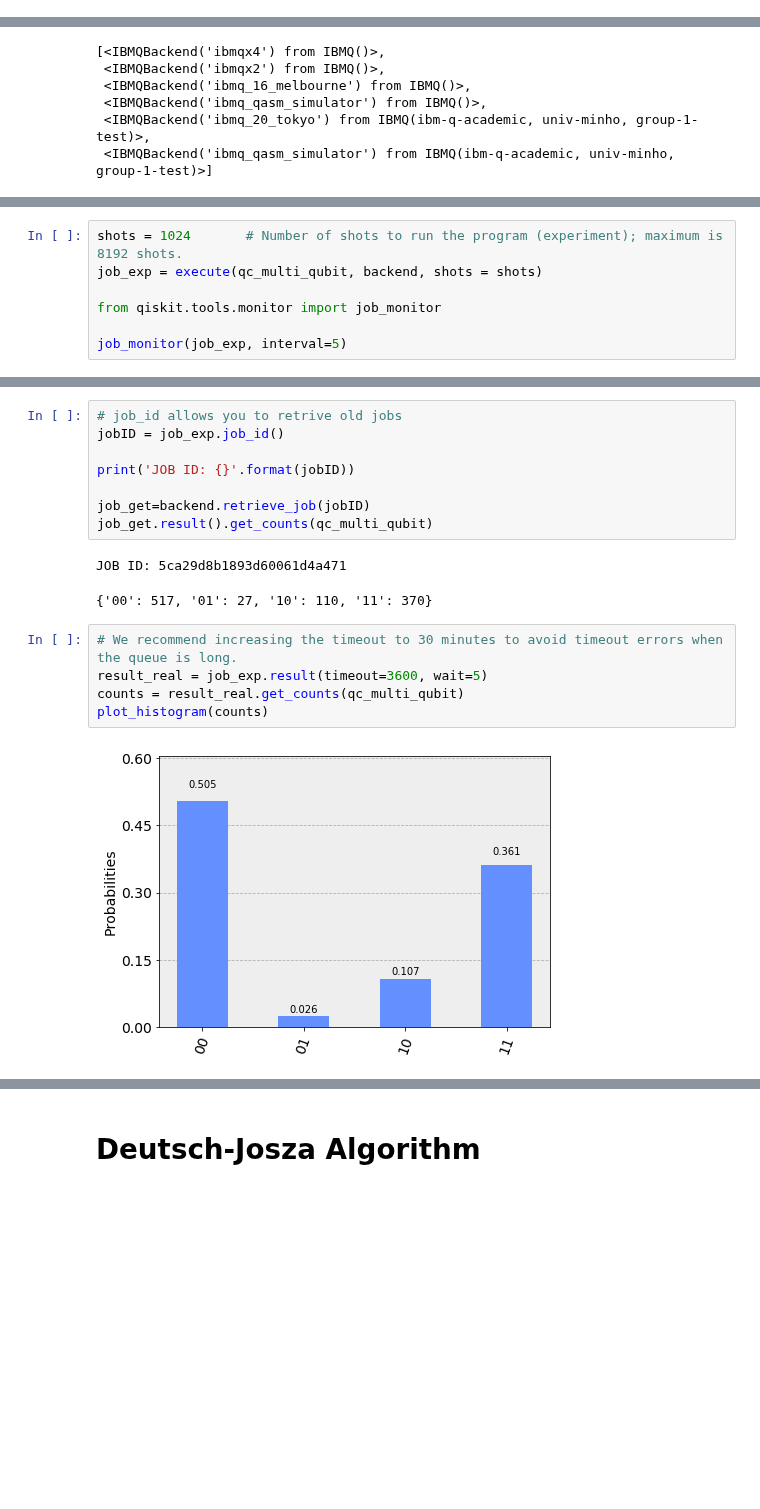
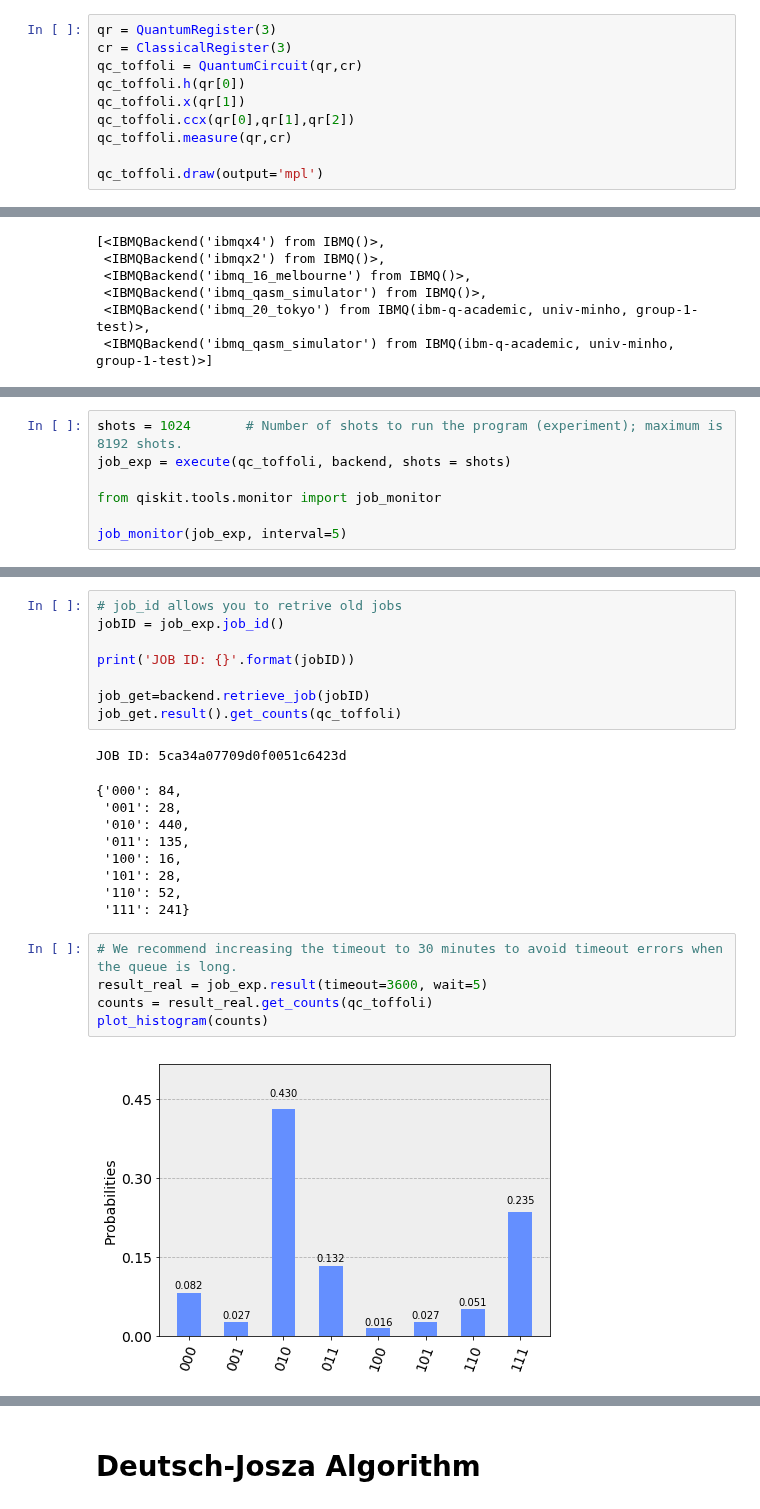
Before and after one commit to afonsofr/Qiskit_hands_on, a Jupyter notebook: basics.ipynb, the cells around one changed output, grey strips where cells are left out. Drawn from its saved outputs; the diff is of its cells as text; blank space fills up the shorter version.

```diff
--- a/basics.ipynb
+++ b/basics.ipynb
@@ -377,3 +377,13 @@ plot_state_city(bell)
 [figure]
 # %% [markdown]
 ### qasm_simulator
+# %%
+qr = QuantumRegister(3)
+cr = ClassicalRegister(3)
+qc_toffoli = QuantumCircuit(qr,cr)
+qc_toffoli.h(qr[0])
+qc_toffoli.x(qr[1])
+qc_toffoli.ccx(qr[0],qr[1],qr[2])
+qc_toffoli.measure(qr,cr)
+
+qc_toffoli.draw(output='mpl')
@@ -484,7 +496,7 @@ Configuration
 <img src="img/backend_monitor.png" alt="Note: In order for images to show up in this jupyter notebook you need to select File => Trusted Notebook" width="1000 px" align="center">
 # %%
 shots = 1024       # Number of shots to run the program (experiment); maximum is 8192 shots.
-job_exp = execute(qc_multi_qubit, backend, shots = shots)
+job_exp = execute(qc_toffoli, backend, shots = shots)
 
 from qiskit.tools.monitor import job_monitor
 
@@ -498,17 +510,24 @@ jobID = job_exp.job_id()
 print('JOB ID: {}'.format(jobID))
 
 job_get=backend.retrieve_job(jobID)
-job_get.result().get_counts(qc_multi_qubit)
+job_get.result().get_counts(qc_toffoli)
 # %% [output]
-JOB ID: 5ca29d8b1893d60061d4a471
+JOB ID: 5ca34a07709d0f0051c6423d
-{'00': 517, '01': 27, '10': 110, '11': 370}
+{'000': 84,
+ '001': 28,
+ '010': 440,
+ '011': 135,
+ '100': 16,
+ '101': 28,
+ '110': 52,
+ '111': 241}
 # %%
 # We recommend increasing the timeout to 30 minutes to avoid timeout errors when the queue is long.
 result_real = job_exp.result(timeout=3600, wait=5)
-counts = result_real.get_counts(qc_multi_qubit)
+counts = result_real.get_counts(qc_toffoli)
 plot_histogram(counts)
 # %% [output]
-[figure, old version]
+[figure, new version]
 # %%
 title = 'bell state'
 legend = ['run in real device results', 'simulation results']
```
Also changed, not shown: parts of 11 cells of this notebook.
